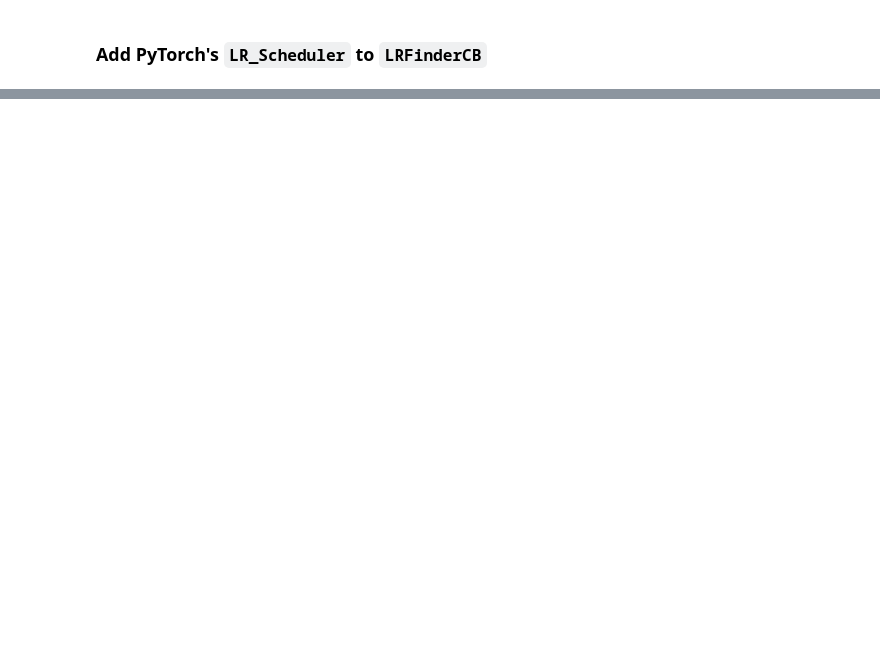
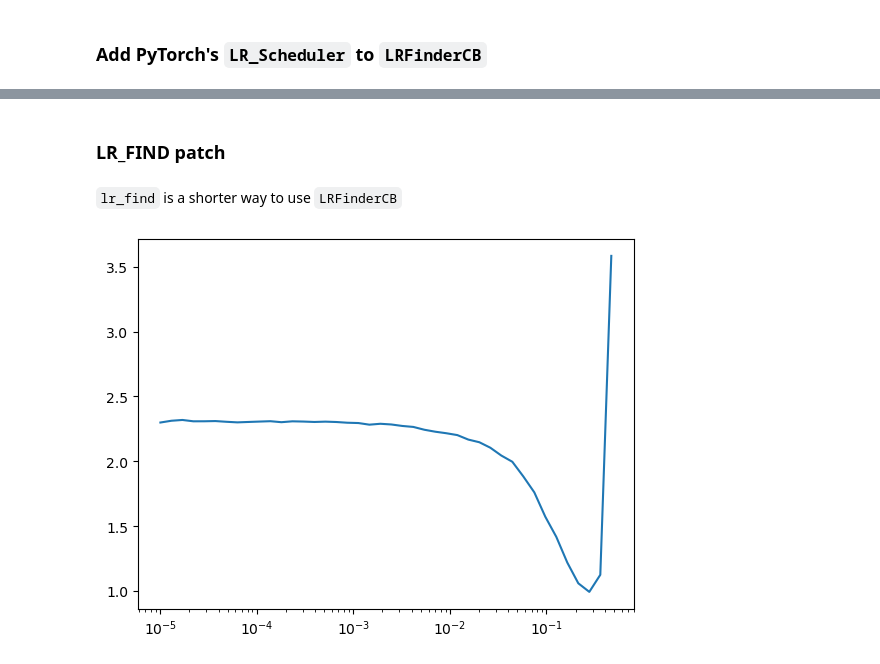
Before and after one commit to bachaudhry/FastAI-22-23, a Jupyter notebook: course_part_2/09_learner.ipynb, the cells around one changed output, grey strips where cells are left out. Drawn from its saved outputs; the diff is of its cells as text; code cells hidden in the pictures; blank space fills up the shorter version.

Commit message:
lr_find patch

```diff
--- a/course_part_2/09_learner.ipynb
+++ b/course_part_2/09_learner.ipynb
@@ -699,0 +700,4 @@ learn.fit(3, cbs=LRFinderCB())
+# %% [markdown]
+### **LR_FIND** patch
+# %% [markdown]
+`lr_find` is a shorter way to use `LRFinderCB`
@@ -699,0 +708,4 @@ learn.fit(3, cbs=LRFinderCB())
+# %%
+MomentumLearner(get_model(), dls, F.cross_entropy, cbs=cbs).lr_find()
+# %% [output]
+[figure, added]
```
Also changed, not shown: parts of 6 cells of this notebook.
